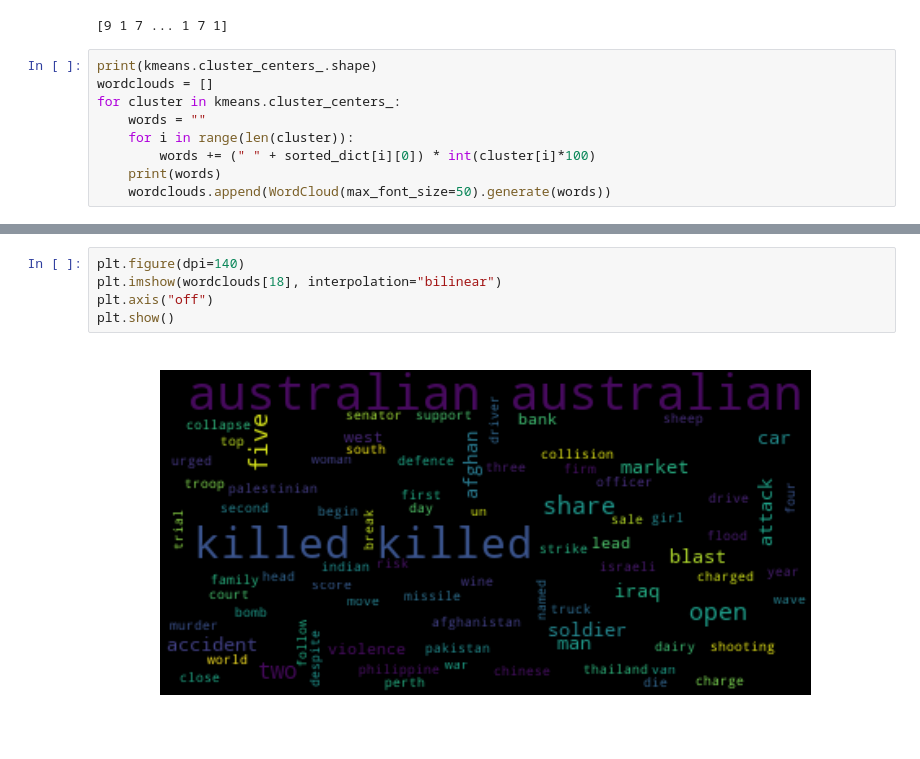
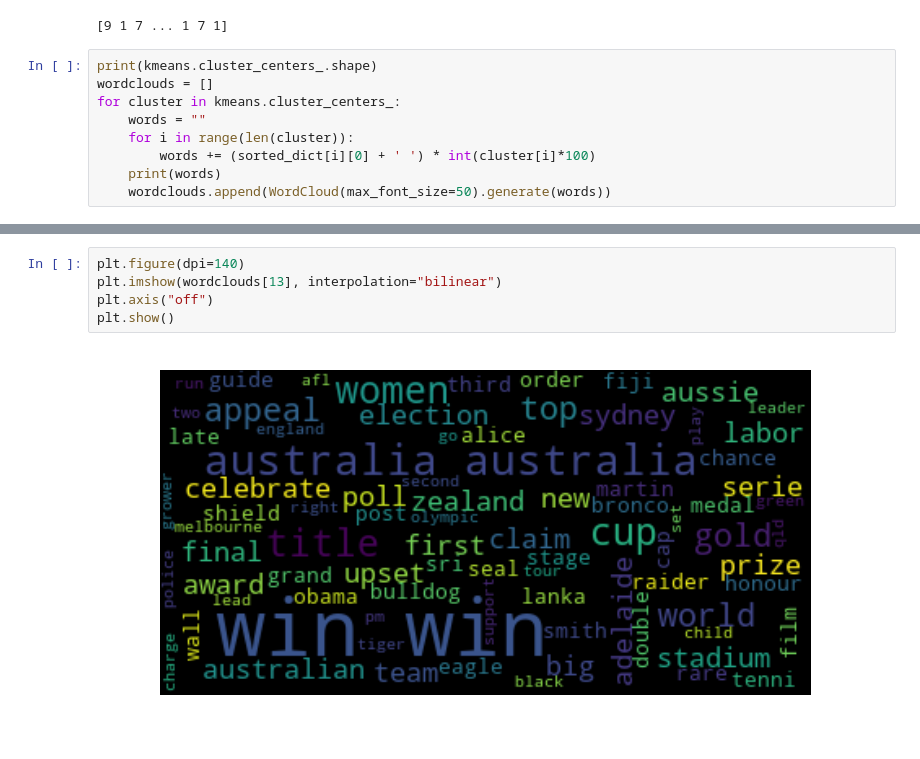
Before and after one commit to henriquelalves/MC866-Unicamp, a Jupyter notebook: assignment3/bagofwords.ipynb, the cells around one changed output, grey strips where cells are left out. Saved outputs shown, nothing was run; the diff lists cells and outputs as text.

Commit message:
fix double words

```diff
--- a/assignment3/bagofwords.ipynb
+++ b/assignment3/bagofwords.ipynb
@@ -127,7 +127,7 @@ wordclouds = []
 for cluster in kmeans.cluster_centers_:
     words = ""
     for i in range(len(cluster)):
-        words += (" " + sorted_dict[i][0]) * int(cluster[i]*100)
+        words += (sorted_dict[i][0] + ' ') * int(cluster[i]*100)
     print(words)
     wordclouds.append(WordCloud(max_font_size=50).generate(words))
 # %% [output]
@@ -151,7 +151,7 @@ for cluster in kmeans.cluster_centers_:
 # %%
 plt.figure(dpi=140)
-plt.imshow(wordclouds[18], interpolation="bilinear")
+plt.imshow(wordclouds[13], interpolation="bilinear")
 plt.axis("off")
 plt.show()
 # %% [output]
-[figure, old version]
+[figure, new version]
```
Also changed, not shown: parts of 1 cell of this notebook.
